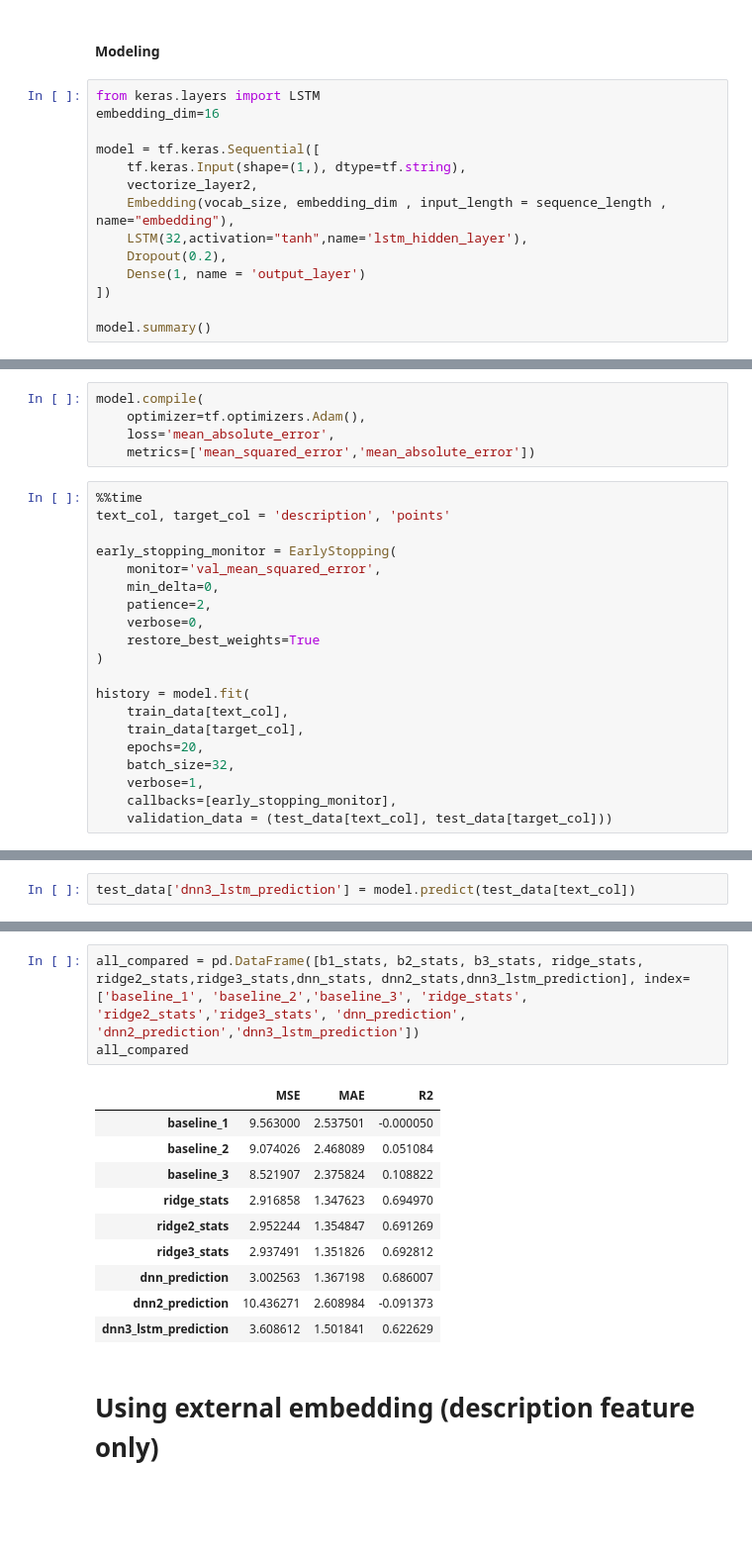
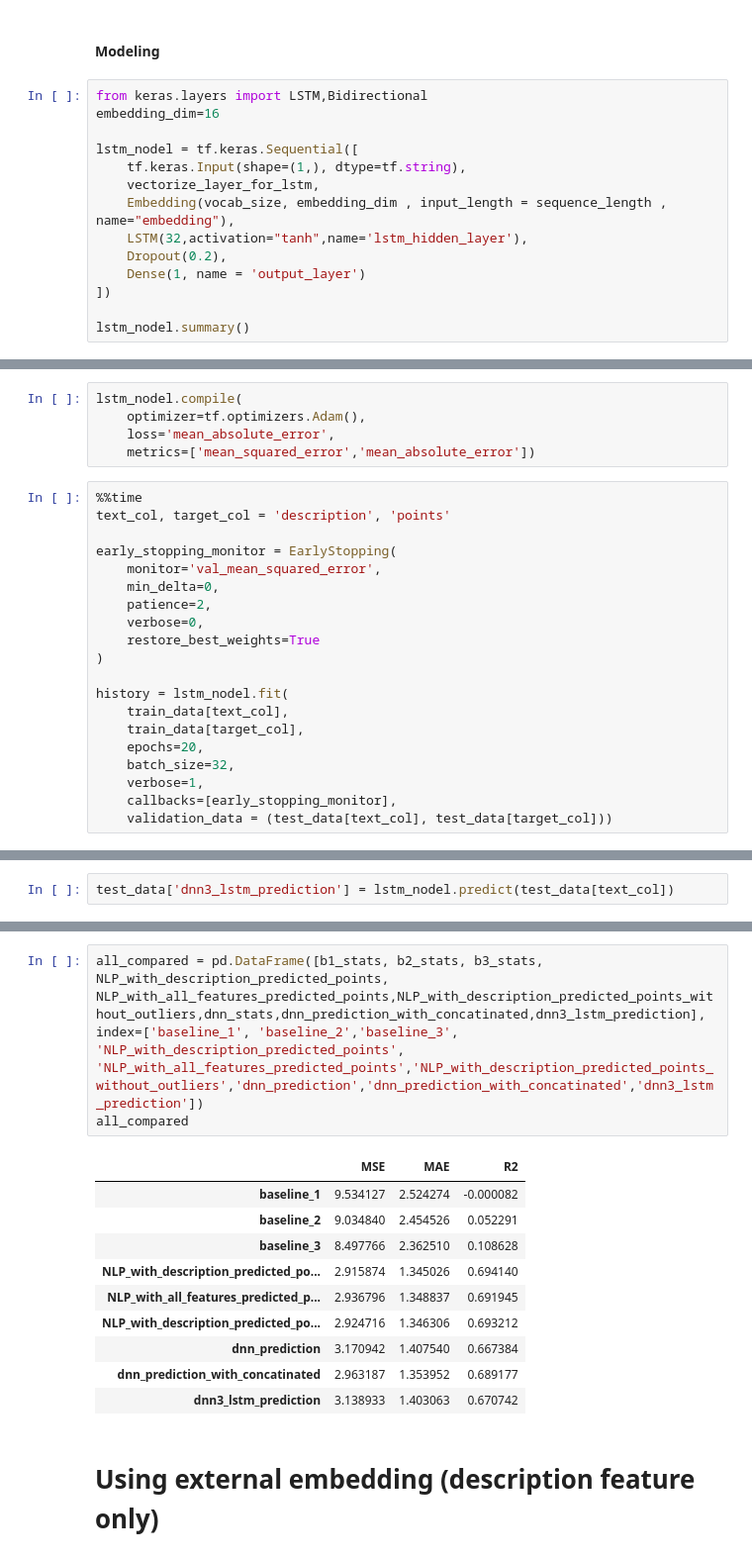
Before and after one commit to binyamin9913/Python_ML-2022, a Jupyter notebook: Final project/Score prediction-binyaminH.ipynb, the cells around one changed output, grey strips where cells are left out. Shown at 99% size. Drawn from its saved outputs; the diff is of its cells as text; blank space fills up the shorter version.

```diff
--- a/Final project/Score prediction-binyaminH.ipynb
+++ b/Final project/Score prediction-binyaminH.ipynb
@@ -828,17 +824,17 @@ vectorize_layer2.adapt(train_data['description'])
 # %% [markdown]
 #### Modeling
 # %%
-from keras.layers import LSTM
+from keras.layers import LSTM,Bidirectional
 embedding_dim=16
 
-model = tf.keras.Sequential([
+lstm_nodel = tf.keras.Sequential([
     tf.keras.Input(shape=(1,), dtype=tf.string),
-    vectorize_layer2,
+    vectorize_layer_for_lstm,
     Embedding(vocab_size, embedding_dim , input_length = sequence_length , name="embedding"),
     LSTM(32,activation="tanh",name='lstm_hidden_layer'),
     Dropout(0.2),
     Dense(1, name = 'output_layer')
 ])
 
-model.summary()
+lstm_nodel.summary()
 # %% [output]
@@ -863,7 +859,7 @@ Trainable params: 518,305
 Non-trainable params: 0
 _________________________________________________________________
 # %%
-model.compile(
+lstm_nodel.compile(
     optimizer=tf.optimizers.Adam(),
     loss='mean_absolute_error',
     metrics=['mean_squared_error','mean_absolute_error'])
@@ -879,7 +875,7 @@ early_stopping_monitor = EarlyStopping(
     restore_best_weights=True
 )
 
-history = model.fit(
+history = lstm_nodel.fit(
     train_data[text_col],
     train_data[target_col],
     epochs=20,
@@ -908,3 +904,3 @@ Wall time: 10min 53s
 # %%
-test_data['dnn3_lstm_prediction'] = model.predict(test_data[text_col])
+test_data['dnn3_lstm_prediction'] = lstm_nodel.predict(test_data[text_col])
 # %% [output]
@@ -919,18 +915,18 @@ R2     0.622629
 dtype: float64
 # %%
-all_compared = pd.DataFrame([b1_stats, b2_stats, b3_stats, ridge_stats, ridge2_stats,ridge3_stats,dnn_stats, dnn2_stats,dnn3_lstm_prediction], index=['baseline_1', 'baseline_2','baseline_3', 'ridge_stats', 'ridge2_stats','ridge3_stats', 'dnn_prediction', 'dnn2_prediction','dnn3_lstm_prediction'])
+all_compared = pd.DataFrame([b1_stats, b2_stats, b3_stats, NLP_with_description_predicted_points, NLP_with_all_features_predicted_points,NLP_with_description_predicted_points_without_outliers,dnn_stats,dnn_prediction_with_concatinated,dnn3_lstm_prediction], index=['baseline_1', 'baseline_2','baseline_3', 'NLP_with_description_predicted_points', 'NLP_with_all_features_predicted_points','NLP_with_description_predicted_points_without_outliers','dnn_prediction','dnn_prediction_with_concatinated','dnn3_lstm_prediction'])
 all_compared
 # %% [output]
 |  | MSE | MAE | R2 |
-| baseline_1 | 9.563000 | 2.537501 | -0.000050 |
-| baseline_2 | 9.074026 | 2.468089 | 0.051084 |
-| baseline_3 | 8.521907 | 2.375824 | 0.108822 |
-| ridge_stats | 2.916858 | 1.347623 | 0.694970 |
-| ridge2_stats | 2.952244 | 1.354847 | 0.691269 |
-| ridge3_stats | 2.937491 | 1.351826 | 0.692812 |
-| dnn_prediction | 3.002563 | 1.367198 | 0.686007 |
-| dnn2_prediction | 10.436271 | 2.608984 | -0.091373 |
-| dnn3_lstm_prediction | 3.608612 | 1.501841 | 0.622629 |
+| baseline_1 | 9.534127 | 2.524274 | -0.000082 |
+| baseline_2 | 9.034840 | 2.454526 | 0.052291 |
+| baseline_3 | 8.497766 | 2.362510 | 0.108628 |
+| NLP_with_description_predicted_po... | 2.915874 | 1.345026 | 0.694140 |
+| NLP_with_all_features_predicted_p... | 2.936796 | 1.348837 | 0.691945 |
+| NLP_with_description_predicted_po... | 2.924716 | 1.346306 | 0.693212 |
+| dnn_prediction | 3.170942 | 1.407540 | 0.667384 |
+| dnn_prediction_with_concatinated | 2.963187 | 1.353952 | 0.689177 |
+| dnn3_lstm_prediction | 3.138933 | 1.403063 | 0.670742 |
 # %% [markdown]
 # Using external embedding (description feature only)
 # %%
```
Also changed, not shown: parts of 77 cells of this notebook.
